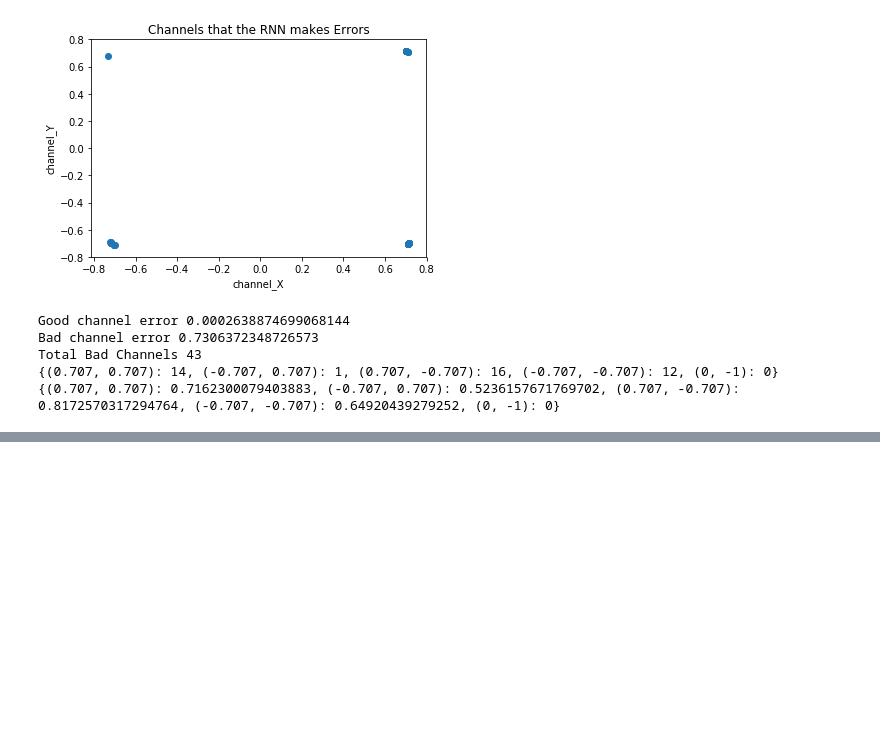
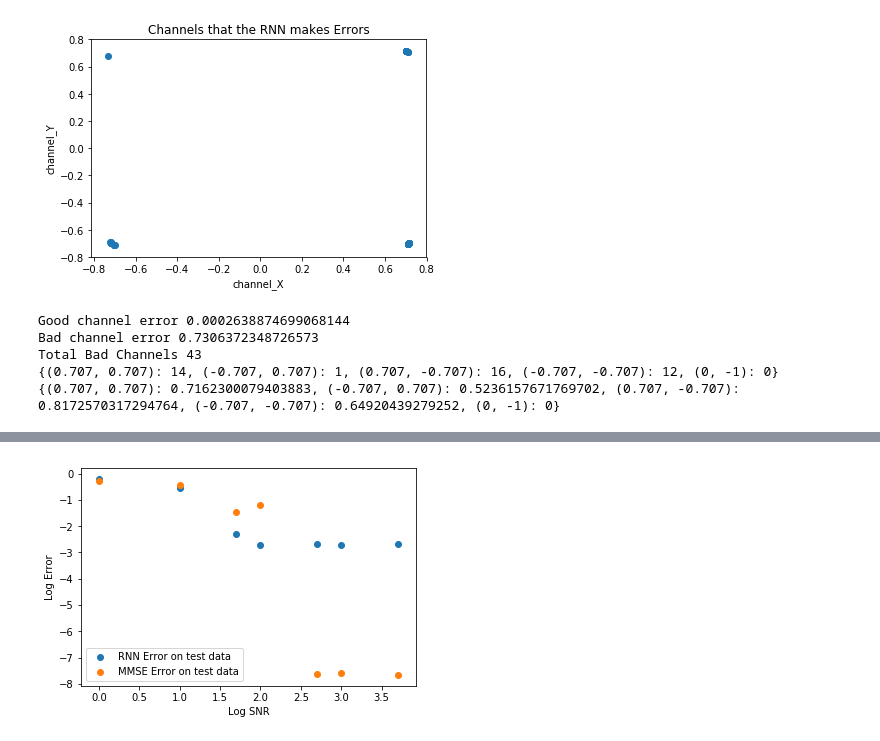
Before and after one commit to laurabrink13/ML-Receiver, a Jupyter notebook: plot_generation_notebook/Plot for Paper.ipynb, the cells around one changed output, grey strips where cells are left out. Saved outputs shown, nothing was run; the diff lists cells and outputs as text; code cells hidden in the pictures; blank space fills up the shorter version.

Commit message:
Added plot for comparison of RNN and MMSE on various SNR's

```diff
--- a/plot_generation_notebook/Plot for Paper.ipynb
+++ b/plot_generation_notebook/Plot for Paper.ipynb
@@ -23,7 +23,7 @@ import commpy as cp
 # %% [output]
 Using TensorFlow backend.
 # %%
-def generate_channel_estimation_dataset(dataset_size, preamble_length, constellations):
+def generate_channel_estimation_dataset(dataset_size, preamble_length, constellations, SNR):
     QAMModem = cp.modulation.QAMModem(constellations)
 
     # use the constellation object to modulate the data bits into complex numbers
@@ -60,7 +60,7 @@ def generate_channel_estimation_dataset(dataset_size, preamble_length, constella
         preamble_bits_convolved.append(sig.convolve(preambles, channel_taps, mode='same'))
 
 
-        preamble_conv = sig.convolve(preambles_constellation, channel_taps, mode='same')
+        preamble_conv = add_awgn_noise(sig.convolve(preambles_constellation, channel_taps, mode='same'), SNR)
         least_squares_preambles_convolved.append(preamble_conv)
 
         real_preambles_conv = np.real(preamble_conv)
@@ -943,0 +1023,19 @@ Total Bad Channels 43
+# %%
+## MMSE Data generation
+preamble_length = 80
+data_length = 60
+dataset_size = 50000
+channel_length = 2
+SNR = 100
+constellations = 4
+preamble_data, convolved_data, input_data_symbols, channels = generate_combined_dataset_qam_4_edited(dataset_size, preamble_length, data_length, channel_length, SNR, constellations)
+train_size = int(input_data_symbols.shape[0] * 0.8)
+preamble_train, preamble_test = preamble_data[:train_size], preamble_data[train_size:]
+convolved_train, convolved_test = convolved_data[:train_size], convolved_data[train_size:]
+input_data_symbols_train, input_data_symbols_test = input_data_symbols[:train_size], input_data_symbols[train_size:]
+channel_train, channel_test = channels[:train_size], channels[train_size:]
+print(preamble_train.shape, preamble_test.shape)
+print(convolved_train.shape, convolved_test.shape)
+print(input_data_symbols_train.shape, input_data_symbols_test.shape)
+print(channel_train.shape, channel_test.shape)
+print(channels)
@@ -943,0 +1096,2 @@ Total Bad Channels 43
+# %%
+SNRS, errors_RNN, errors_MMSE = compare_RNN_and_MMSE()
@@ -943,0 +1116,11 @@ Total Bad Channels 43
+# %%
+plt.scatter(np.log10(SNRS), np.log10(errors_RNN), label='RNN Error on test data')
+plt.scatter(np.log10(SNRS), np.log10(errors_MMSE), label='MMSE Error on test data')
+plt.xlabel('Log SNR')
+plt.ylabel('Log Error')
+plt.legend()
+plt.savefig('RNN_vs_MMSE.png', bbox_inches='tight')
+
+plt.show()
+# %% [output]
+[figure, added]
```
Also changed, not shown: parts of 6 cells of this notebook, 1 other file.
